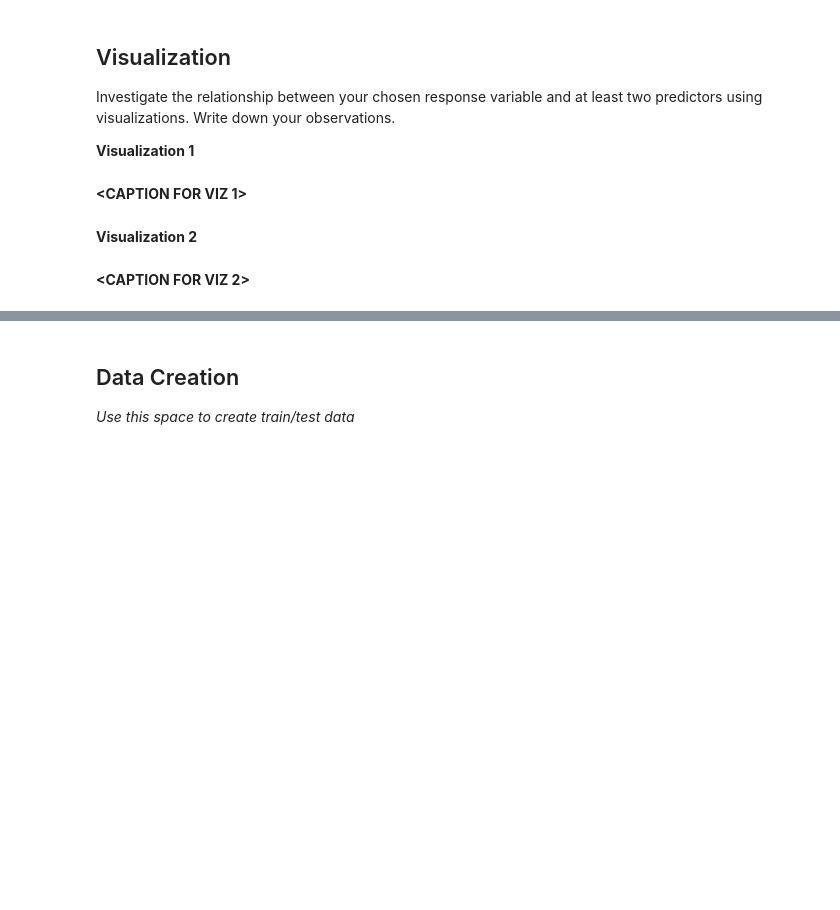
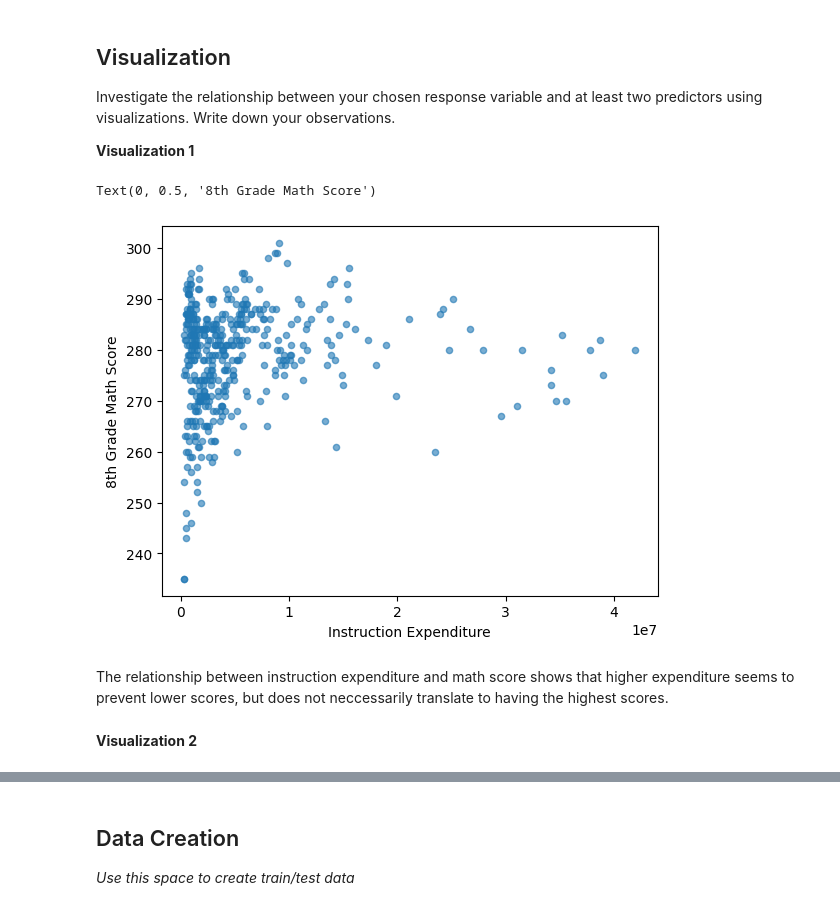
Before and after one commit to benguyen5/MDST-Tutorial, a Jupyter notebook: tutorial1/checkpoint1.ipynb, the cells around one changed output, grey strips where cells are left out. Saved outputs shown, nothing was run; the diff lists cells and outputs as text; code cells hidden in the pictures; blank space fills up the shorter version.

```diff
--- a/tutorial1/checkpoint1.ipynb
+++ b/tutorial1/checkpoint1.ipynb
@@ -89,9 +134,14 @@ Feature engineering justification: I decided to create a column that was the rat
 Investigate the relationship between your chosen response variable and at least two predictors using visualizations. Write down your observations.
 
 **Visualization 1**
-# %% [markdown]
-**<CAPTION FOR VIZ 1>**
+# %%
+df.plot.scatter(x='INSTRUCTION_EXPENDITURE', y='AVG_MATH_8_SCORE', alpha=0.6)
+plt.xlabel('Instruction Expenditure')
+plt.ylabel('8th Grade Math Score')
+# %% [output]
+Text(0, 0.5, '8th Grade Math Score')
+[figure, added]
+# %% [markdown]
+The relationship between instruction expenditure and math score shows that higher expenditure seems to prevent lower scores, but does not neccessarily translate to having the highest scores.
 # %% [markdown]
 **Visualization 2**
-# %% [markdown]
-**<CAPTION FOR VIZ 2>**
```
Also changed, not shown: parts of 6 cells of this notebook.
